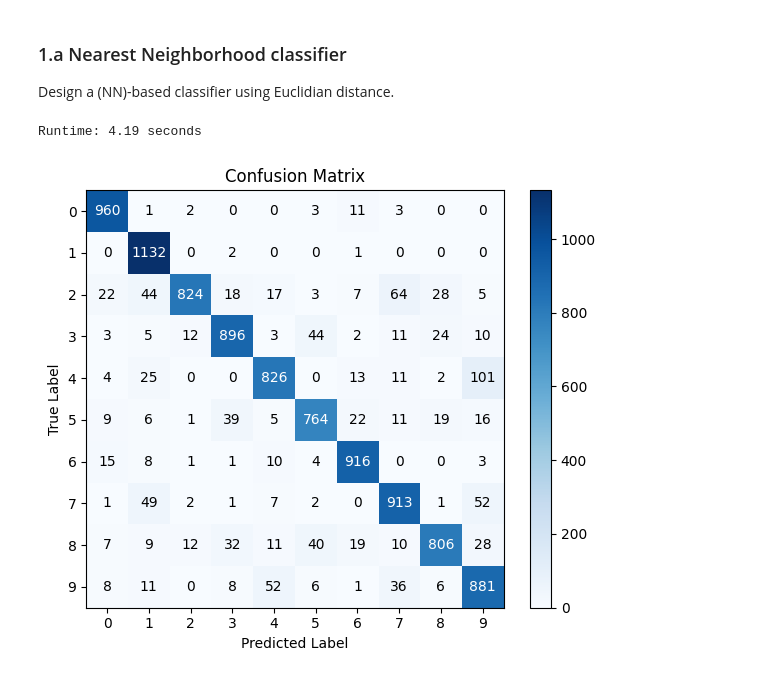
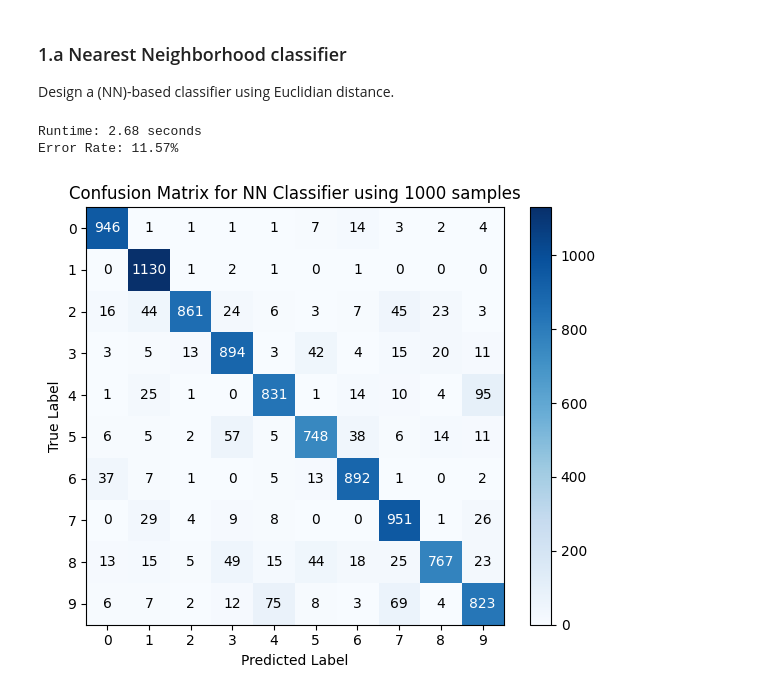
Before and after one commit to tuvats/TTT4275-Classification-project, a Jupyter notebook: Numbers_project/Numbers_task.ipynb, the cells around one changed output. Saved outputs shown, nothing was run; the diff lists cells and outputs as text; code cells hidden in the pictures.

```diff
--- a/Numbers_project/Numbers_task.ipynb
+++ b/Numbers_project/Numbers_task.ipynb
@@ -59,7 +59,7 @@ plt.show()
 
 Design a (NN)-based classifier using Euclidian distance.
 # %%
-from NN_classifier import NN_classifier_new
+from NN_classifier import NN_classifier
 
 # Divide dataset into chunks of images
 batch_size = 1000
@@ -67,14 +67,15 @@ indices = np.random.choice(len(train_images), size=batch_size, replace=False)
 train_data = train_images[indices]
 train_labels = train_image_labels[indices]
 
-conf_matrix, correct_predictions, wrong_predictions = NN_classifier_new(train_data, train_labels, test_images, test_image_labels)
+conf_matrix, correct_predictions, wrong_predictions, correct_labels, wrong_labels = NN_classifier(train_data, train_labels, test_images, test_image_labels)
 # %% [output]
-Runtime: 4.19 seconds
+Runtime: 2.68 seconds
+Error Rate: 11.57%
 # %%
 # Confusion matrix
 from conf_matrix import plot_cm
 
 class_names = ["0", "1", "2", "3", "4", "5", "6", "7", "8", "9"]
-plot_cm(conf_matrix, class_names)
+plot_cm(conf_matrix, class_names, f"Confusion Matrix for NN Classifier using {batch_size} samples")
 # %% [output]
-[figure, old version]
+[figure, new version]
```
Also changed, not shown: parts of 10 cells of this notebook, 3 other files.
